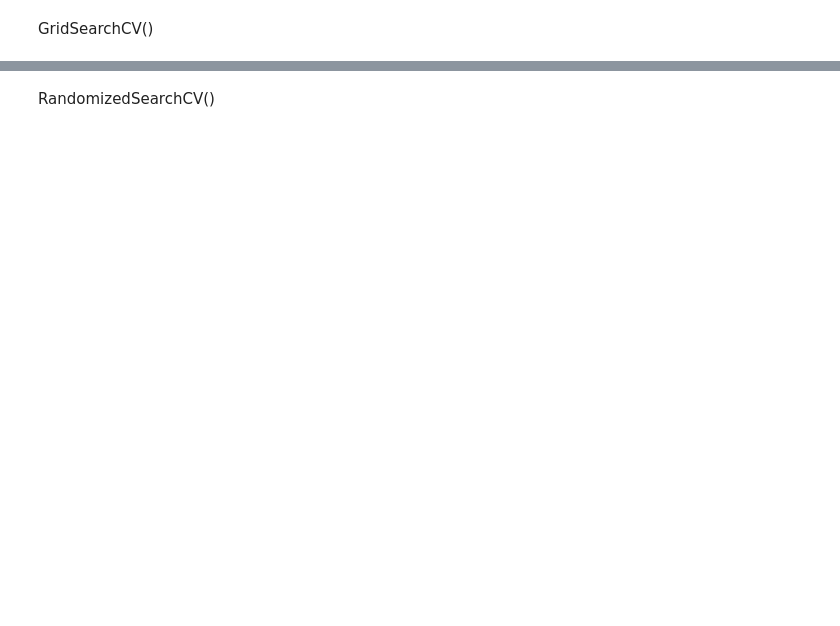
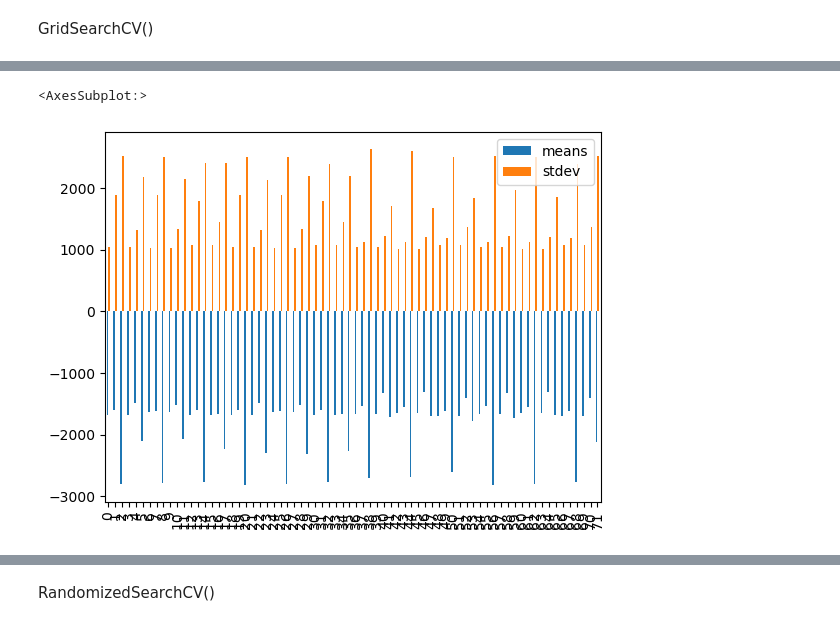
Before and after one commit to Napatji/ML, a Jupyter notebook: Activity 6/Activity6.ipynb, the cells around one changed output, grey strips where cells are left out. Saved outputs shown, nothing was run; the diff lists cells and outputs as text; code cells hidden in the pictures; blank space fills up the shorter version.

```diff
--- a/Activity 6/Activity6.ipynb
+++ b/Activity 6/Activity6.ipynb
@@ -208,6 +207,7 @@ warnings.filterwarnings('ignore')
 # GridSearchCV() -> (a)
 for EST in regression:
     model = regression[EST]
+    print(model)
     if (EST == 'LR'):
         params = params_LR
     else:
@@ -215,7 +215,7 @@ for EST in regression:
     grid = GridSearchCV(estimator=model,
                         n_jobs = 1,
                         verbose = 10,
-                        cv = kfold,
+                        cv = 4,
                         scoring = 'neg_mean_squared_error',
                         param_grid = params )
     grid_result = grid.fit(X_train, Y_train)
@@ -228,5 +249,18 @@ print('Best score: ', grid_result.best_score_)
 means = grid_result.cv_results_['mean_test_score']
 stds = grid_result.cv_results_['std_test_score']
 params = grid_result.cv_results_['params']
-for mean, stdev, param in zip(means, stds, params):
+zippy = zip(means, stds, params)
+data_linear = []
+data_rbf = []
+data_poly = []
+all_data = []
+count = 0
+for mean, stdev, param in zippy:
     print("%f (%f) with: %r" % (mean, stdev, param))
+    all_data.append({'means': mean, 'stdev': stdev})
+    if param['kernel'] == 'linear':
+        data_linear.append({'means': mean, 'stdev': stdev})
+    elif param['kernel'] == 'rbf':
+        data_rbf.append({'means': mean, 'stdev': stdev})
+    elif param['kernel'] == 'poly':
+        data_poly.append({'means': mean, 'stdev': stdev})
@@ -235,0 +285,8 @@ grid_result.Bar()
+# %%
+# ทำมาดูข้อมูลทั้งหมดเฉยๆ
+df_all = pd.DataFrame(data=all_data)
+df_all
+df_all.plot.bar()
+# %% [output]
+<AxesSubplot:>
+[figure, added]
```
Also changed, not shown: parts of 27 cells of this notebook, 5 other files.
